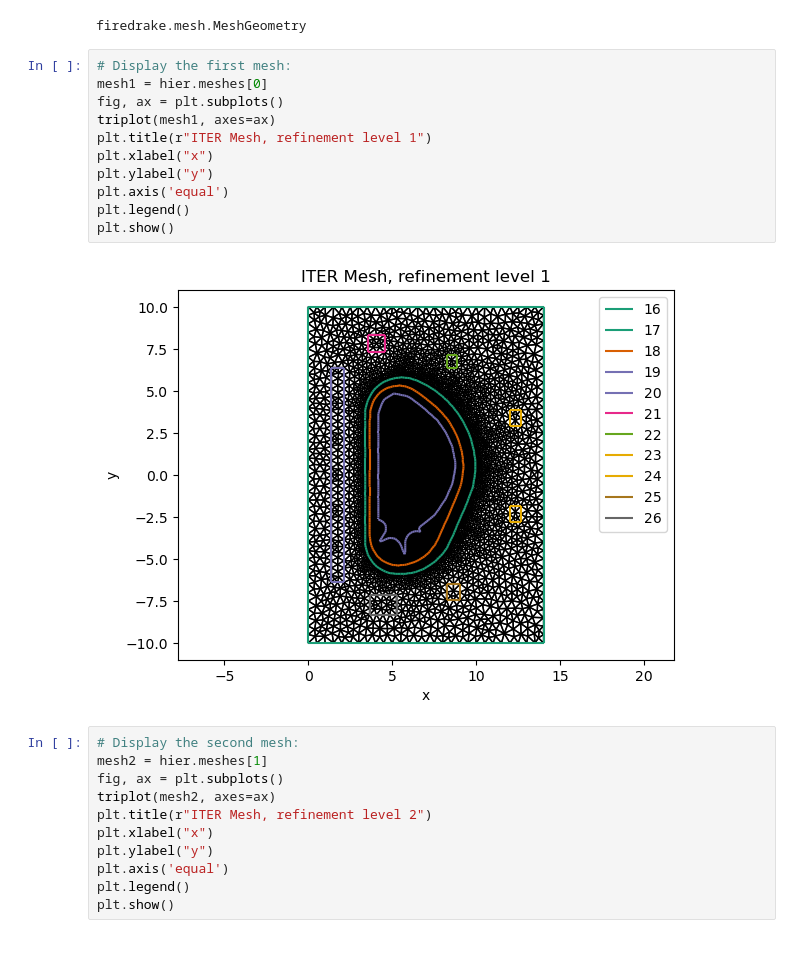
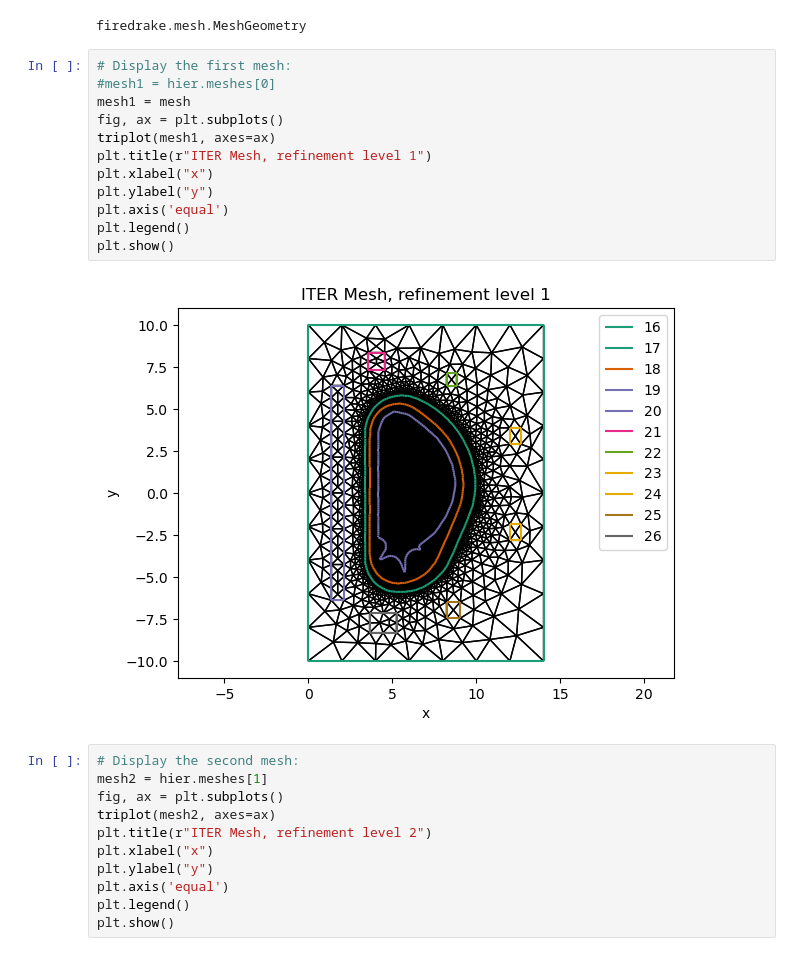
Before and after one commit to lucaciarimboli/tesi, a Jupyter notebook: FreeBoundary/notebooks/MeshRefinement.ipynb, the cells around one changed output. Cells and saved outputs as stored; diff of their text form.

```diff
--- a/FreeBoundary/notebooks/MeshRefinement.ipynb
+++ b/FreeBoundary/notebooks/MeshRefinement.ipynb
@@ -60,17 +60,18 @@ tuple
 firedrake.mesh.MeshGeometry
 # %%
 # Display the first mesh:
-mesh1 = hier.meshes[0]
+#mesh1 = hier.meshes[0]
+mesh1 = mesh
 fig, ax = plt.subplots()
 triplot(mesh1, axes=ax)
 plt.title(r"ITER Mesh, refinement level 1")
 plt.xlabel("x")
 plt.ylabel("y")
 plt.axis('equal')
 plt.legend()
 plt.show()
 # %% [output]
-[figure, old version]
+[figure, new version]
 # %%
 # Display the second mesh:
 mesh2 = hier.meshes[1]
```
Also changed, not shown: parts of 5 cells of this notebook, 18 other files.
